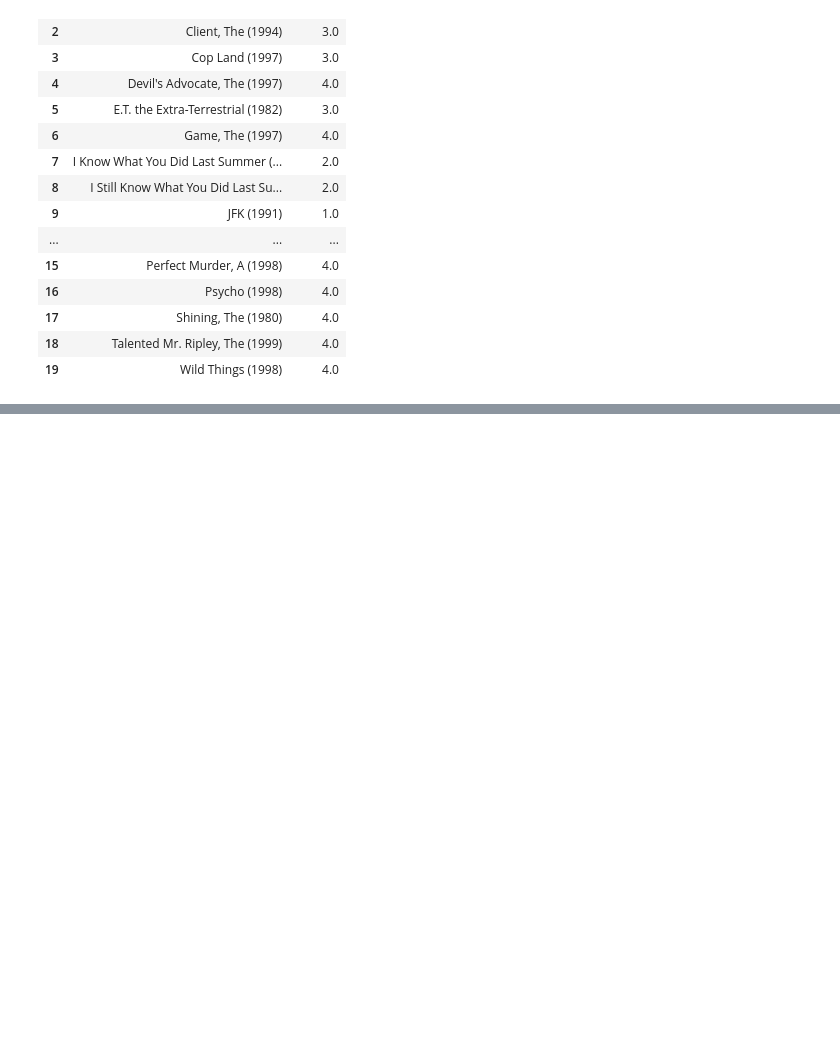
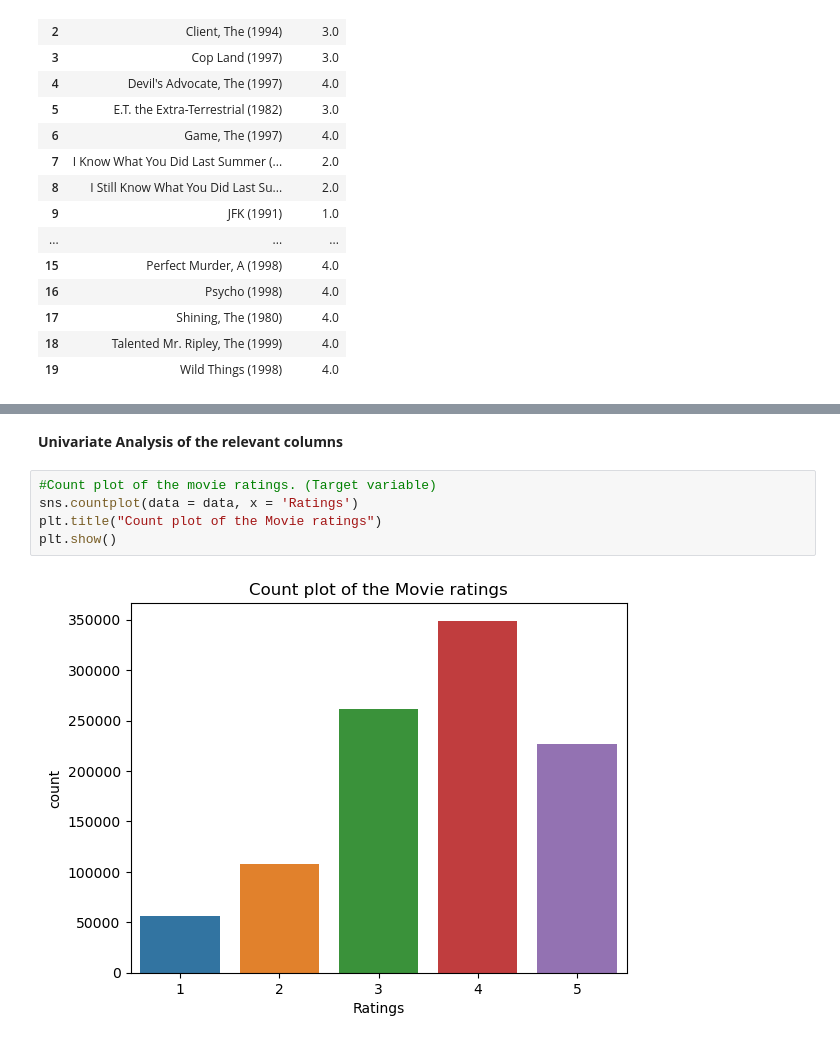
Before and after one commit to divpr24/Movielens_Case_Study_Classification_Project, a Jupyter notebook: MovieLens Case Study.ipynb, the cells around one changed output, grey strips where cells are left out. Drawn from its saved outputs; the diff is of its cells as text; blank space fills up the shorter version.

```diff
--- a/MovieLens Case Study.ipynb
+++ b/MovieLens Case Study.ipynb
@@ -306,0 +376,9 @@ movie_list_2696
+# %% [markdown]
+**Univariate Analysis of the relevant columns**
+# %%
+#Count plot of the movie ratings. (Target variable)
+sns.countplot(data = data, x = 'Ratings')
+plt.title("Count plot of the Movie ratings")
+plt.show()
+# %% [output]
+[figure, added]
```
Also changed, not shown: parts of 34 cells of this notebook, 1 other file.
